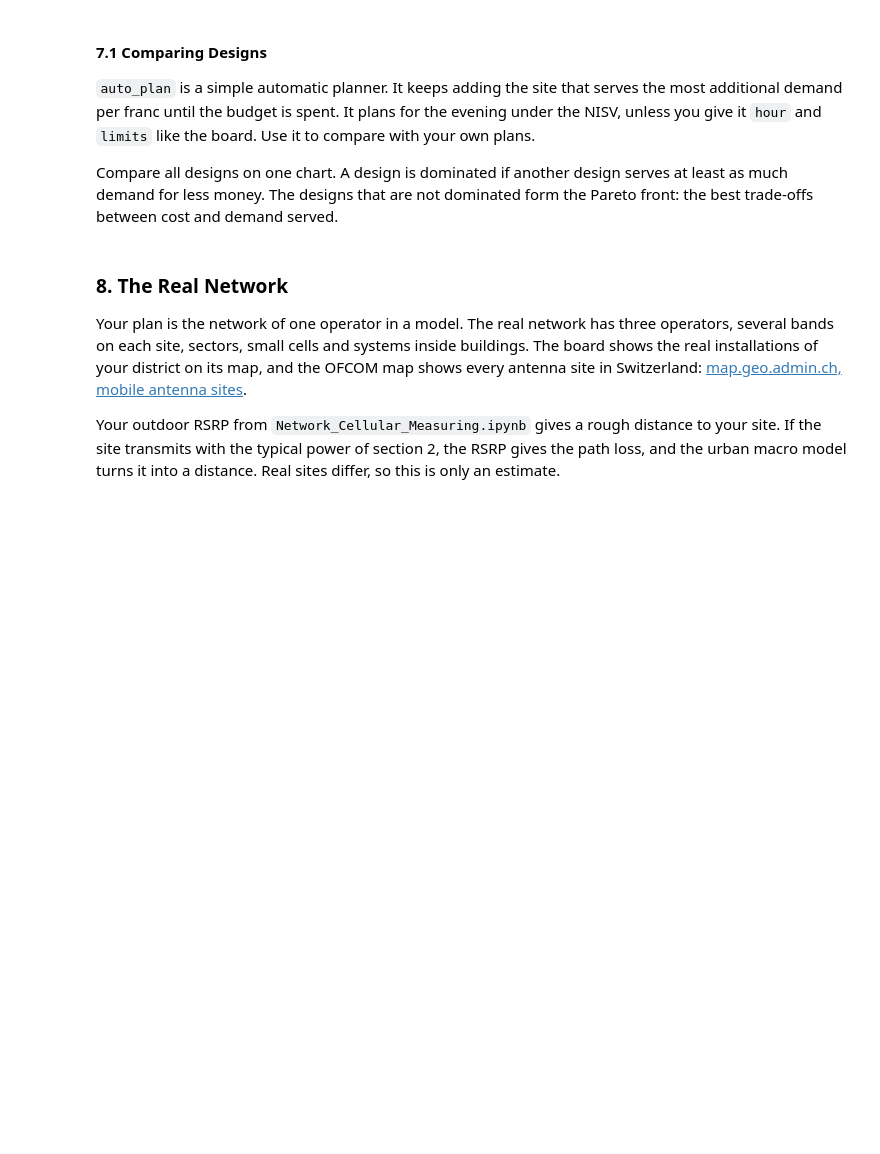
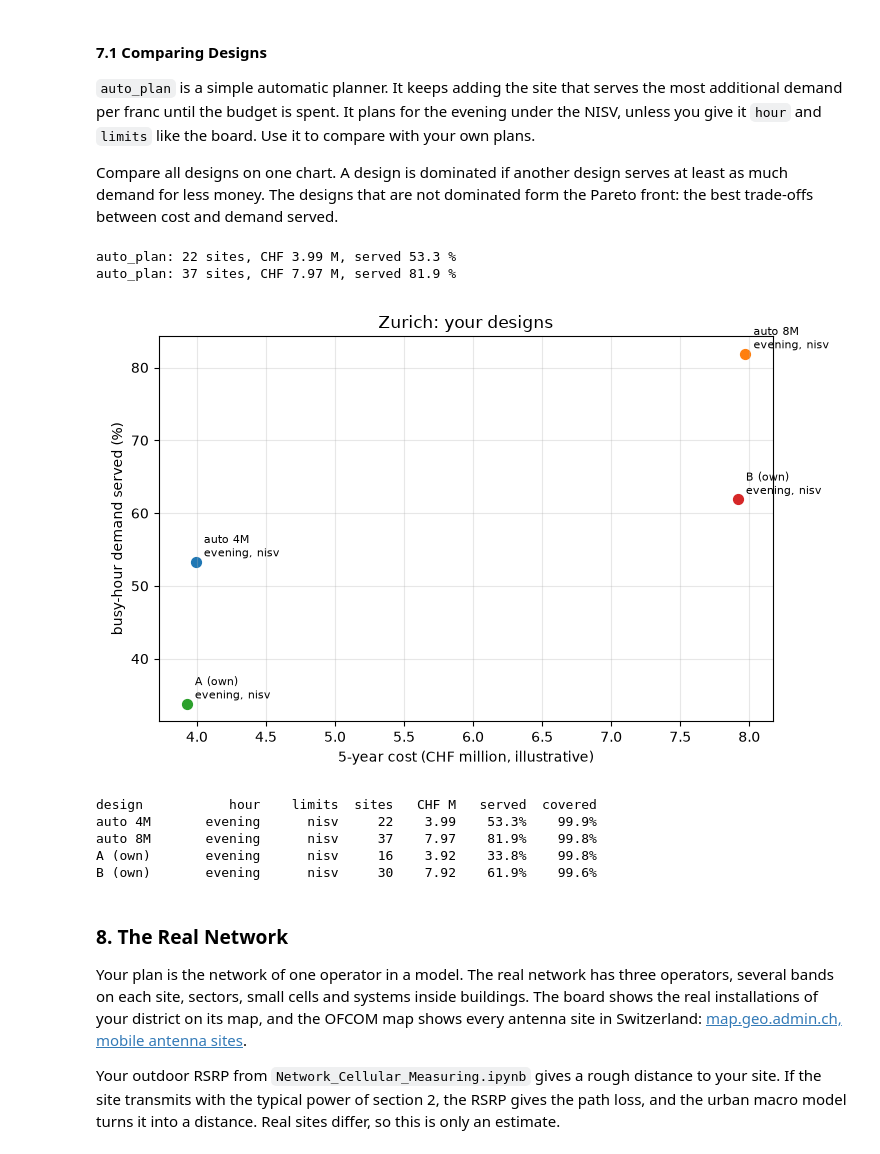
Before and after one commit to SuleKhan/Wireless-Networking-and-Mobile-Computing-H26, a Jupyter notebook: wireless-networking-and-mobile-computing/notebooks/04 Wireless Protocols/Network_Cellular.ipynb, the cells around one changed output. Drawn from its saved outputs; the diff is of its cells as text; code cells hidden in the pictures; blank space fills up the shorter version.

```diff
--- a/wireless-networking-and-mobile-computing/notebooks/04 Wireless Protocols/Network_Cellular.ipynb
+++ b/wireless-networking-and-mobile-computing/notebooks/04 Wireless Protocols/Network_Cellular.ipynb
@@ -266,11 +323,21 @@ Compare all designs on one chart. A design is dominated if another design serves
 # %%
 # --- Your designs: label -> plan string (from the board or from auto_plan) ---
 designs = {
     "auto 4M": auto_plan(reg, budget_chf=4e6),                     # <-- Change this.
     "auto 8M": auto_plan(reg, budget_chf=8e6),                     # <-- Change this.
-    # "A (own)": PLAN_A,                                           # <-- Add your own designs.
+    "A (own)": PLAN_A,                                           # <-- Add your own designs.
+    "B (own)": PLAN_B,                                           # <-- Add your own designs.
 }
 rows = plot_designs(reg, designs)
+# %% [output]
+auto_plan: 22 sites, CHF 3.99 M, served 53.3 %
+auto_plan: 37 sites, CHF 7.97 M, served 81.9 %
+[figure, added]
+design           hour    limits  sites   CHF M   served  covered
+auto 4M       evening      nisv     22    3.99    53.3%    99.9%
+auto 8M       evening      nisv     37    7.97    81.9%    99.8%
+A (own)       evening      nisv     16    3.92    33.8%    99.8%
+B (own)       evening      nisv     30    7.92    61.9%    99.6%
 # %% [markdown]
 ### 8. The Real Network
 
```
Also changed, not shown: parts of 13 cells of this notebook, 27 other files.
